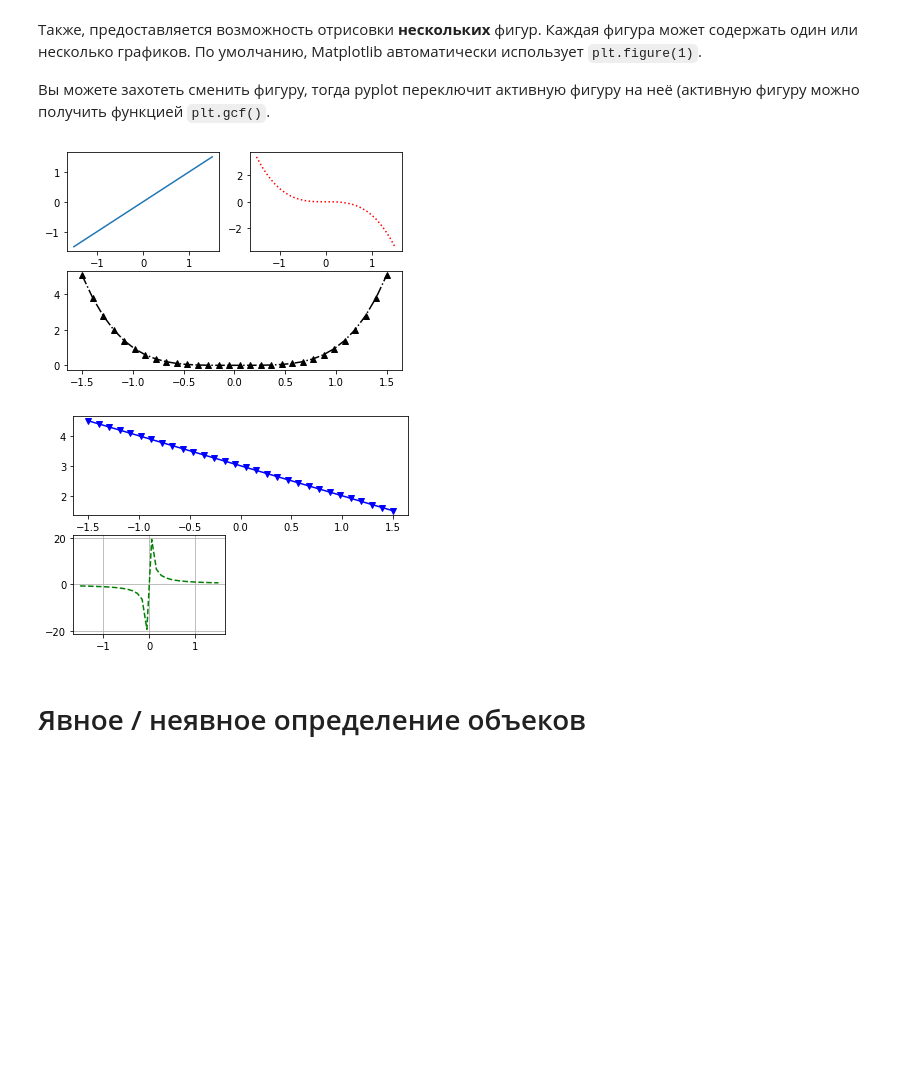
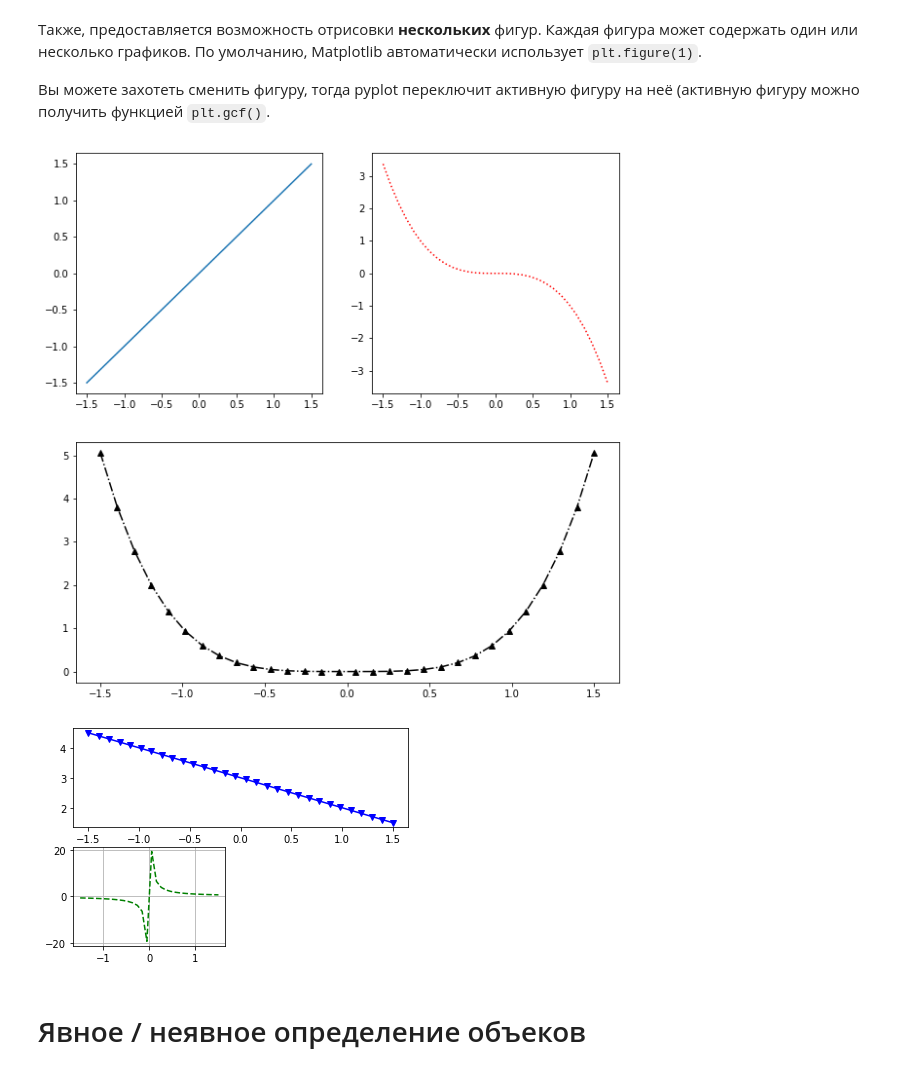
Before and after one commit to Lpshkn/Tutors, a Jupyter notebook: Matplotlib/Introducing.ipynb, the cells around one changed output. Drawn from its saved outputs; the diff is of its cells as text; code cells hidden in the pictures; blank space fills up the shorter version.

```diff
--- a/Matplotlib/Introducing.ipynb
+++ b/Matplotlib/Introducing.ipynb
@@ -229,23 +235,23 @@ plt.show()
 # %%
 x = np.linspace(-1.5, 1.5, 30)
 
-plt.figure(1)
+plt.figure(1,figsize=(10, 10))
 plt.subplot(2, 2, 1)
 plt.plot(x, x)
 plt.subplot(2, 2, 2)
 plt.plot(x, -x**3, 'r:')
 plt.subplot(2, 1, 2)
 plt.plot(x, x**4, '^k-.')
 
 plt.figure(2)
 plt.subplot2grid((2, 2), (0, 0), colspan=2)
 plt.plot(x, -x+3, 'vb-')
 plt.subplot2grid((2, 2), (1, 0))
 plt.plot(x, 1/x, "g--")
 plt.grid()
 plt.show()
 # %% [output]
-[figure, old version]
+[figure, new version]
 [figure]
 # %% [markdown]
 # Явное / неявное определение объеков
```
Also changed, not shown: parts of 10 cells of this notebook, 2 other files.
